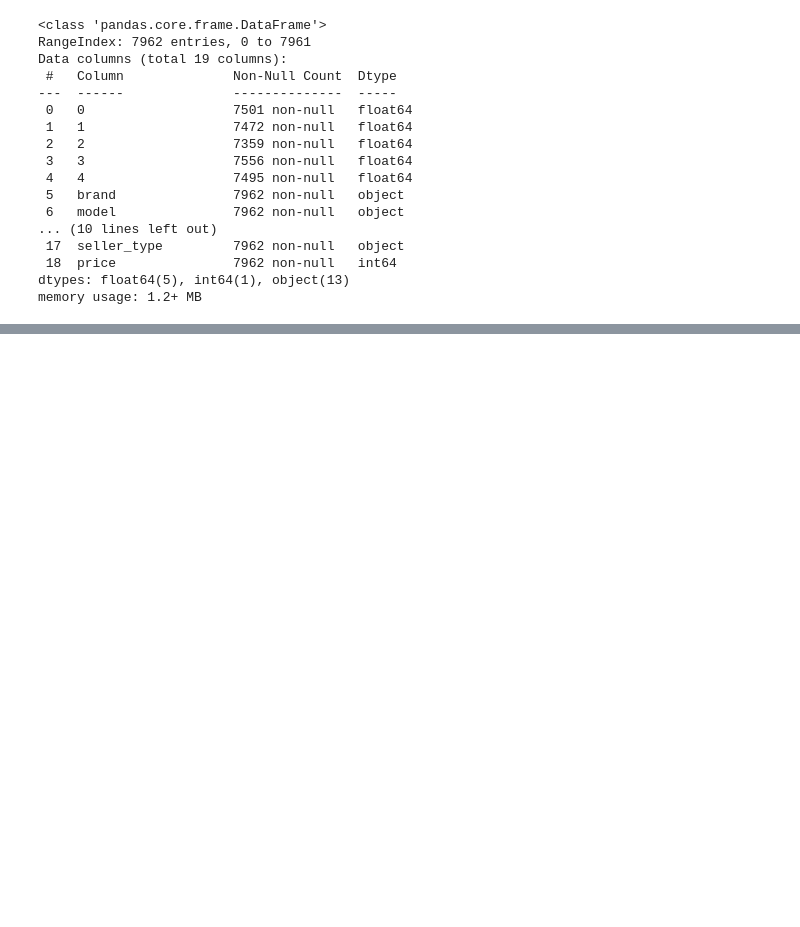
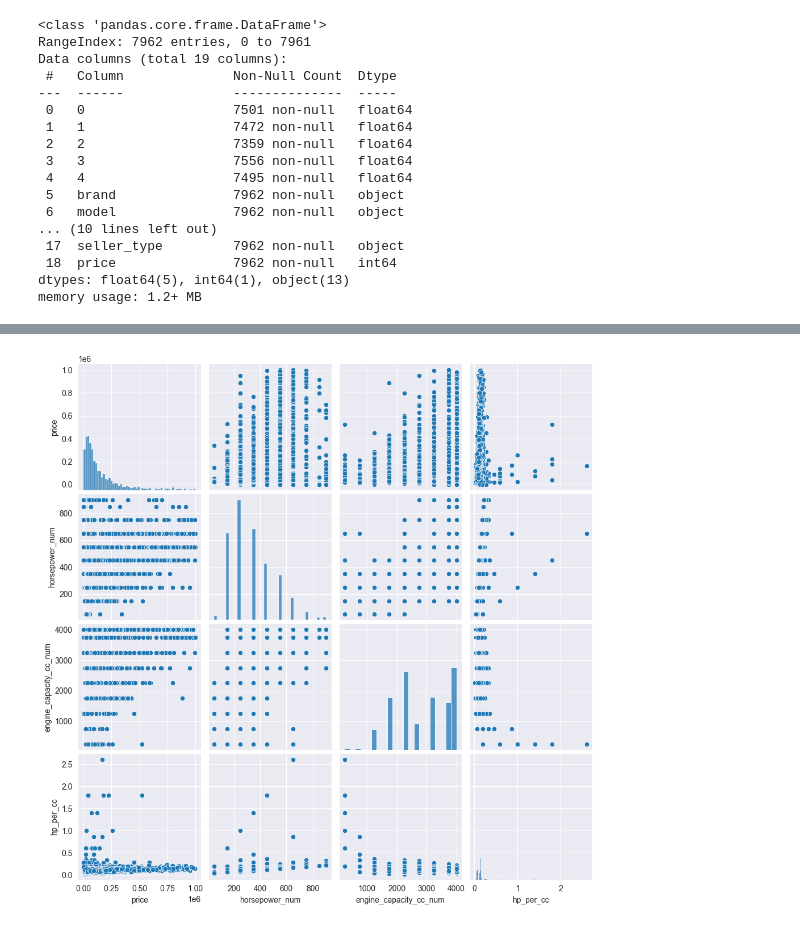
Before and after one commit to gerageragera39/ml_project_topic21_v23, a Jupyter notebook: src/ModelTraining.ipynb, the cells around one changed output, grey strips where cells are left out. Drawn from its saved outputs; the diff is of its cells as text; code cells hidden in the pictures; blank space fills up the shorter version.

```diff
--- a/src/ModelTraining.ipynb
+++ b/src/ModelTraining.ipynb
@@ -127,0 +271,5 @@ Number of True values valid: 406
+# %%
+sns.pairplot(data, vars=['price', 'horsepower_num', 'engine_capacity_cc_num', 'hp_per_cc'])
+plt.show()
+# %% [output]
+[figure, added]
```
Also changed, not shown: parts of 30 cells of this notebook, 1 other file.
